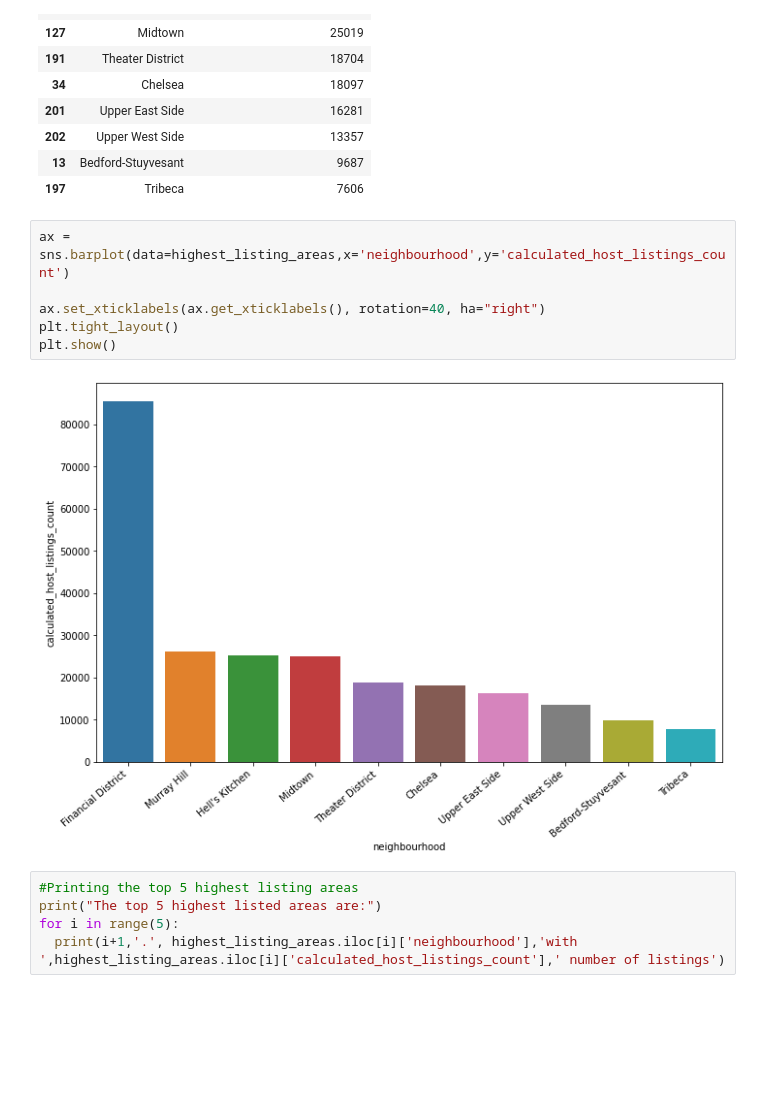
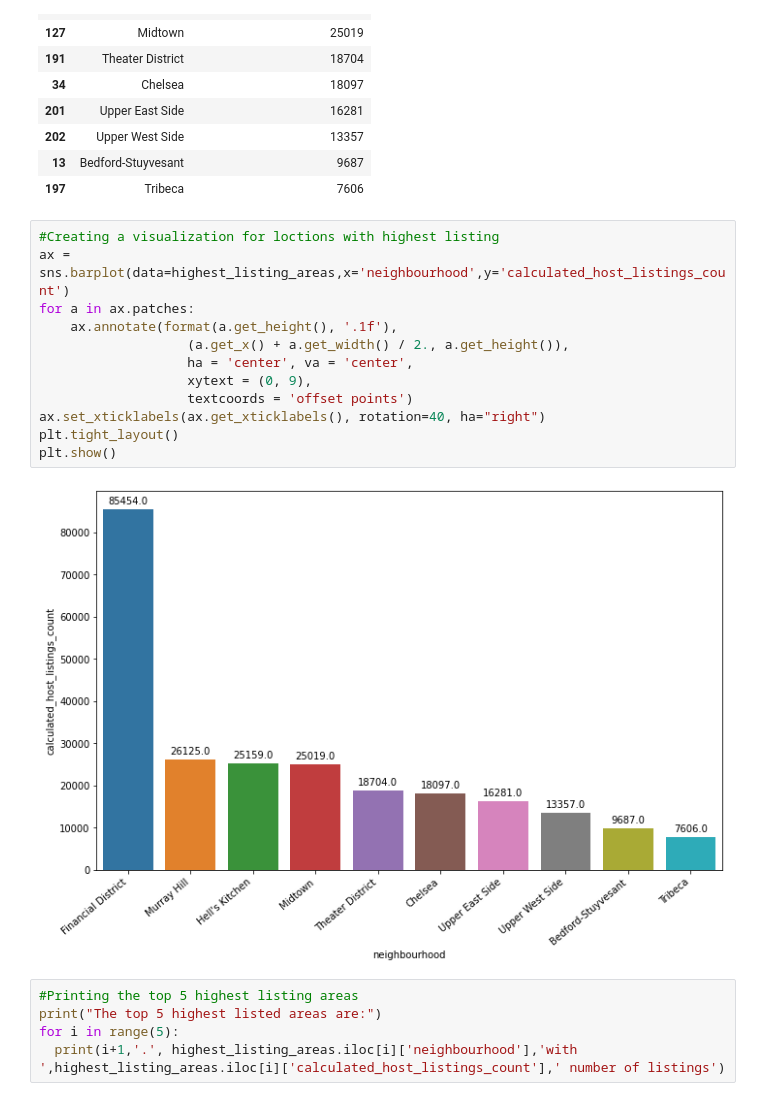
Before and after one commit to Syed-Adnan-S/Airbnb-Bookings-Analysis-Capstone-Project., a Jupyter notebook: Airbnb_Bookings_Analysis_Capstone_Project.ipynb, the cells around one changed output. Cells and saved outputs as stored; diff of their text form; blank space fills up the shorter version.

```diff
--- a/Airbnb_Bookings_Analysis_Capstone_Project.ipynb
+++ b/Airbnb_Bookings_Analysis_Capstone_Project.ipynb
@@ -435,13 +433,19 @@ highest_listing_areas
 | 13 | Bedford-Stuyvesant | 9687 |
 | 197 | Tribeca | 7606 |
 # %%
+#Creating a visualization for loctions with highest listing
 ax = sns.barplot(data=highest_listing_areas,x='neighbourhood',y='calculated_host_listings_count')
-
+for a in ax.patches:
+    ax.annotate(format(a.get_height(), '.1f'),
+                   (a.get_x() + a.get_width() / 2., a.get_height()),
+                   ha = 'center', va = 'center',
+                   xytext = (0, 9),
+                   textcoords = 'offset points')
 ax.set_xticklabels(ax.get_xticklabels(), rotation=40, ha="right")
 plt.tight_layout()
 plt.show()
 # %% [output]
-[figure, old version]
+[figure, new version]
 # %%
 #Printing the top 5 highest listing areas
 print("The top 5 highest listed areas are:")
```
Also changed, not shown: parts of 29 cells of this notebook.
